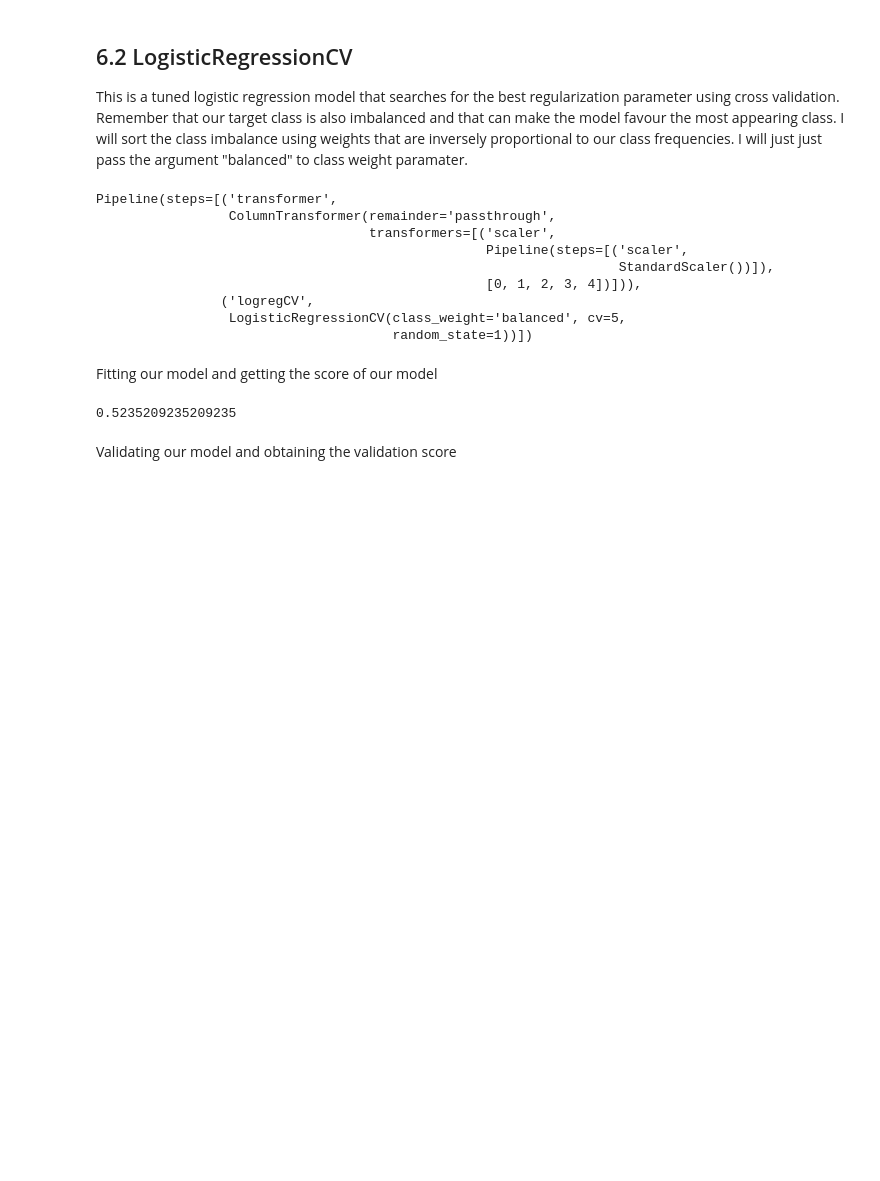
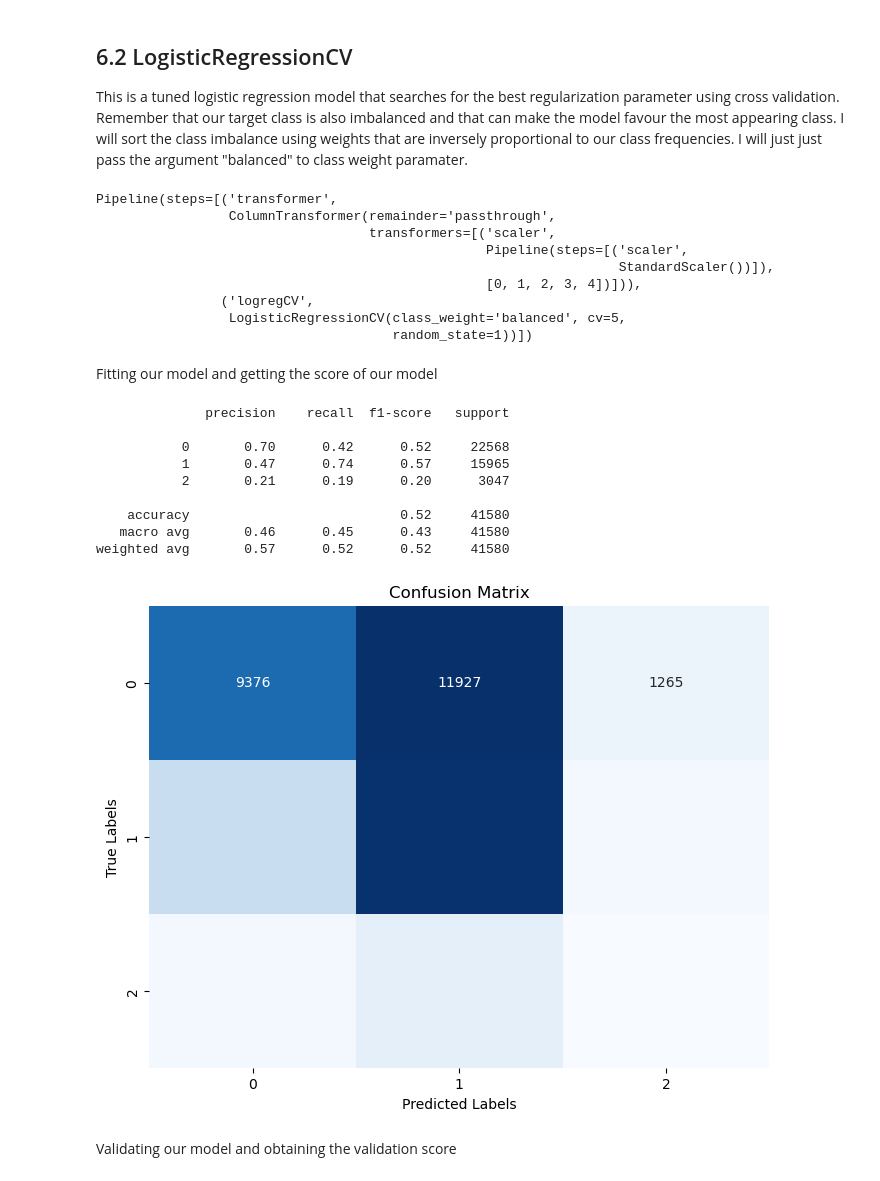
Before and after one commit to dev-ezzy/Classification-model, a Jupyter notebook: Models.ipynb, the cells around one changed output. Saved outputs shown, nothing was run; the diff lists cells and outputs as text; code cells hidden in the pictures; blank space fills up the shorter version.

```diff
--- a/Models.ipynb
+++ b/Models.ipynb
@@ -161,11 +178,21 @@ Pipeline(steps=[('transformer',
 # %% [markdown]
 Fitting our model and getting the score of our model
 # %%
-
 #train score
-logistic_pipeline.score(X_train, y_train)
+train_pred = logistic_pipeline.predict(X_train)
+metrics(y_train, train_pred)
+plot_matrix(y_train, train_pred, logistic_pipeline)
 # %% [output]
-0.5235209235209235
+              precision    recall  f1-score   support
+
+           0       0.70      0.42      0.52     22568
+           1       0.47      0.74      0.57     15965
+           2       0.21      0.19      0.20      3047
+
+    accuracy                           0.52     41580
+   macro avg       0.46      0.45      0.43     41580
+weighted avg       0.57      0.52      0.52     41580
+[figure, added]
 # %% [markdown]
 Validating our model and obtaining the validation score
 # %%
```
Also changed, not shown: parts of 20 cells of this notebook, 1 other file.
